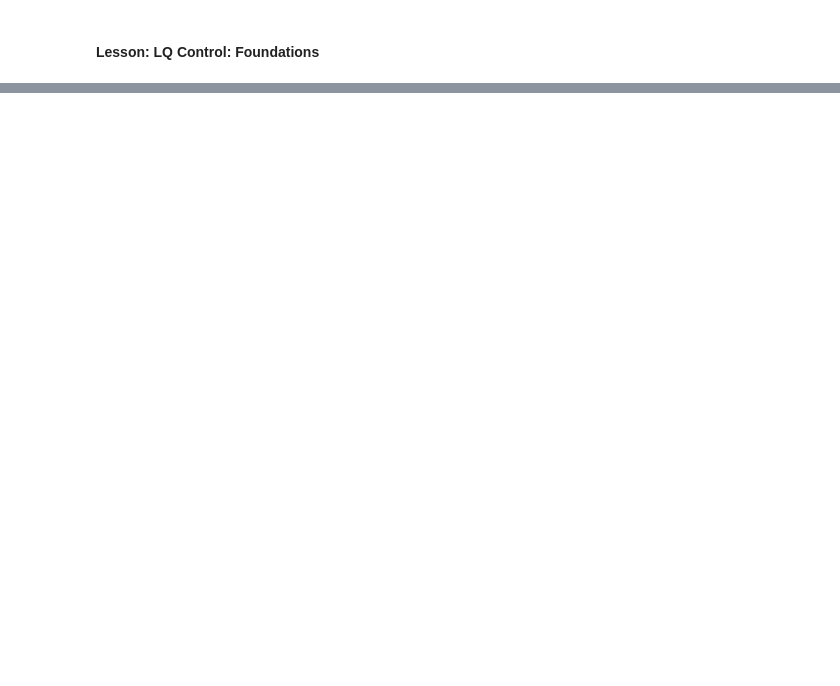
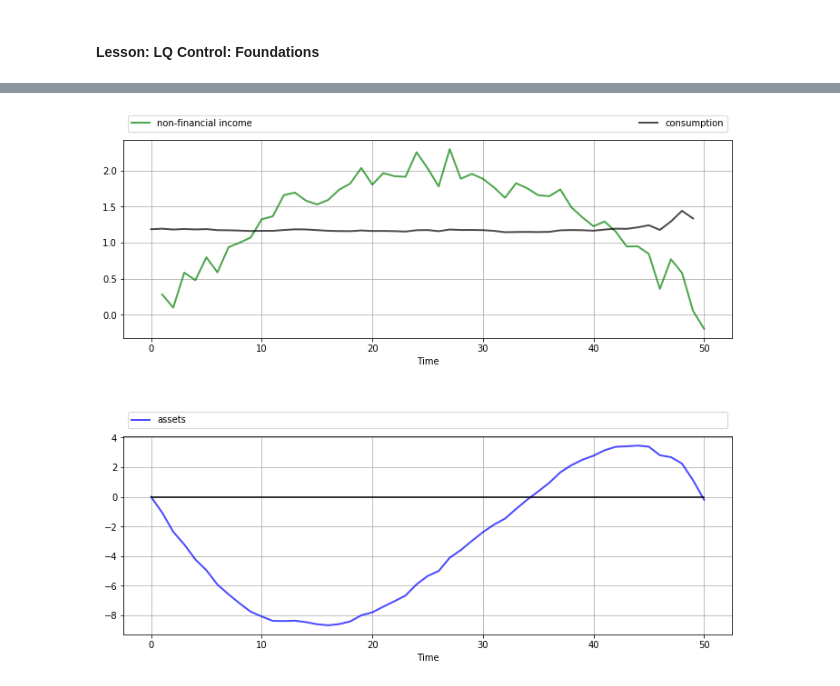
Before and after one commit to PanPip/QuantEcon_Tasks, a Jupyter notebook: LQ_control.ipynb, the cells around one changed output, grey strips where cells are left out. Saved outputs shown, nothing was run; the diff lists cells and outputs as text; code cells hidden in the pictures; blank space fills up the shorter version.

```diff
--- a/LQ_control.ipynb
+++ b/LQ_control.ipynb
@@ -104,0 +109,67 @@ plt.show()
+# %%
+# Model parameters
+r = 0.05
+β = 1/(1 + r)
+T = 50
+c_bar = 1.5
+σ = 0.15
+μ = 2
+q = 1e4
+m1 = T * (μ/(T/2)**2)
+m2 = -(μ/(T/2)**2)
+
+# Formulate as an LQ problem
+Q = 1
+R = np.zeros((4, 4))
+Rf = np.zeros((4, 4))
+Rf[0, 0] = q
+A = [[1 + r, -c_bar, m1, m2],
+     [0,          1,  0,  0],
+     [0,          1,  1,  0],
+     [0,          1,  2,  1]]
+B = [[-1],
+     [ 0],
+     [ 0],
+     [ 0]]
+C = [[σ],
+     [0],
+     [0],
+     [0]]
+
+# Compute solutions and simulate
+lq = LQ(Q, R, A, B, C, beta=β, T=T, Rf=Rf)
+x0 = (0, 1, 0, 0)
+xp, up, wp = lq.compute_sequence(x0)
+
+# Convert results back to assets, consumption and income
+ap = xp[0, :]               # Assets
+c = up.flatten() + c_bar    # Consumption
+time = np.arange(1, T+1)
+income = σ * wp[0, 1:] + m1 * time + m2 * time**2  # Income
+
+
+# Plot results
+n_rows = 2
+fig, axes = plt.subplots(n_rows, 1, figsize=(12, 10))
+
+plt.subplots_adjust(hspace=0.5)
+
+bbox = (0., 1.02, 1., .102)
+legend_args = {'bbox_to_anchor': bbox, 'loc': 3, 'mode': 'expand'}
+p_args = {'lw': 2, 'alpha': 0.7}
+
+axes[0].plot(range(1, T+1), income, 'g-', label="non-financial income",
+            **p_args)
+axes[0].plot(range(T), c, 'k-', label="consumption", **p_args)
+
+axes[1].plot(range(T+1), ap.flatten(), 'b-', label="assets", **p_args)
+axes[1].plot(range(T+1), np.zeros(T+1), 'k-')
+
+for ax in axes:
+    ax.grid()
+    ax.set_xlabel('Time')
+    ax.legend(ncol=2, **legend_args)
+
+plt.show()
+# %% [output]
+[figure, added]
```
Also changed, not shown: parts of 7 cells of this notebook, 3 other files.
